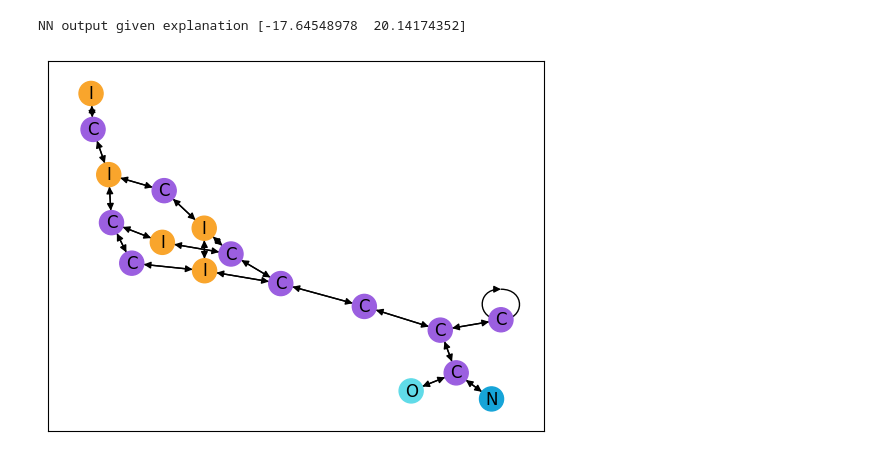
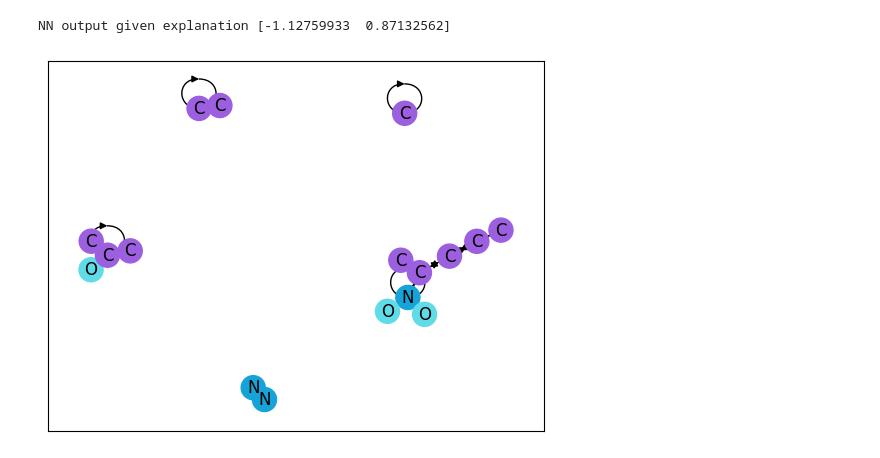
Before and after one commit to blake-gaines/MIPExplainer, a Jupyter notebook: visualize.ipynb, the cells around one changed output. Drawn from its saved outputs; the diff is of its cells as text; code cells hidden in the pictures.

```diff
--- a/visualize.ipynb
+++ b/visualize.ipynb
@@ -90,18 +91,25 @@ GNN(
   )
   (softmax): Softmax(dim=0)
 )
+# %%
+with open("solutions_l2.pkl", "rb") as f:
+    solutions = pickle.load(f)
 # %%
-index = "Final"
-A = np.load(f"./solutions/A_{index}.npy")
-X = np.load(f"./solutions/X_{index}.npy")
+# index = "Final"
+# A = np.load(f"./solutions/A_{index}.npy")
+# X = np.load(f"./solutions/X_{index}.npy")
+final = solutions[-1]
+A = final["A"]
+X = final["X"]
+
 
 fig, _ = draw_graph(A, X, label_dict=(atom_indices if molecules else None), color_dict=(atom_colors if molecules else None))
 fig.show()
 
 exp_output = nn.forwardXA(X, A).detach().numpy().squeeze()
 print("NN output given explanation", exp_output)
 # %% [output]
-NN output given explanation [-17.64548978  20.14174352]
+NN output given explanation [-1.12759933  0.87132562]
-[figure, old version]
+[figure, new version]
 # %%
 plt.close()
```
Also changed, not shown: parts of 9 cells of this notebook, 1 other file.
